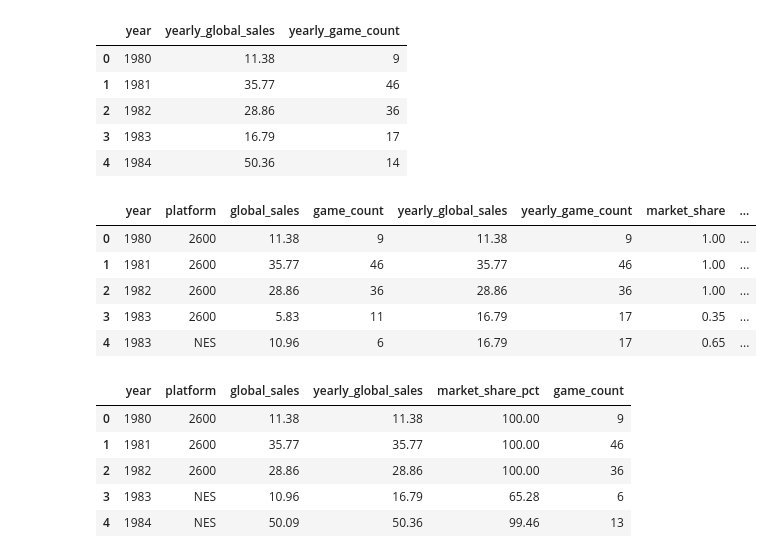
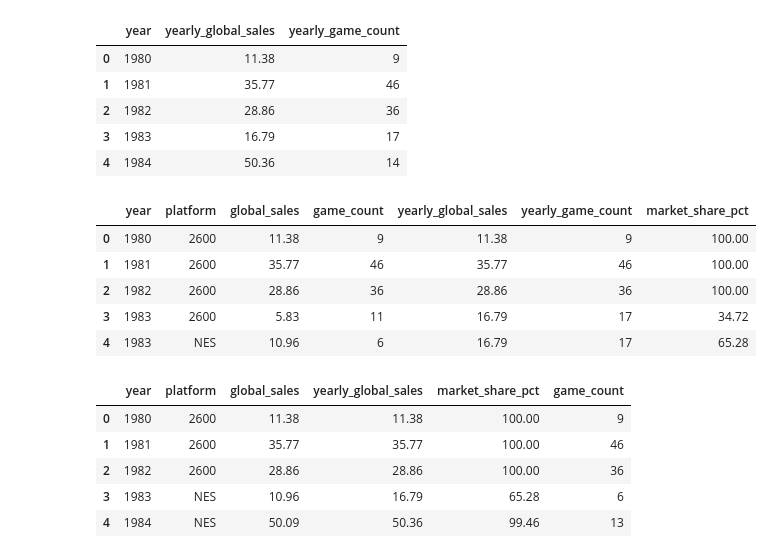
Before and after one commit to tylernsocial/data-analysis-on-the-videogame-industry, a Jupyter notebook: notebooks/research_questions_and_modeling/05_platform_dominance_over_time.ipynb, the cells around one changed output. Drawn from its saved outputs; the diff is of its cells as text; code cells hidden in the pictures.

```diff
--- a/notebooks/research_questions_and_modeling/05_platform_dominance_over_time.ipynb
+++ b/notebooks/research_questions_and_modeling/05_platform_dominance_over_time.ipynb
@@ -77,0 +88,14 @@ memory usage: 381.9 KB
+# %%
+platform_df = (
+    df.dropna(subset=["platform", "year", "global_sales"])
+      .copy()
+)
+
+platform_df["year"] = platform_df["year"].astype(int)
+
+print(f"Rows used in this analysis: {len(platform_df):,}")
+print(
+    f"Analysis period: {platform_df['year'].min()}–"
+    f"{platform_df['year'].max()}"
+)
+print(f"Platforms represented: {platform_df['platform'].nunique()}")
@@ -78,10 +139,10 @@ memory usage: 381.9 KB
 # %%
 platform_year_sales = (
-    df.groupby(["year", "platform"], as_index=False)
-      .agg(
-          global_sales=("global_sales", "sum"),
-          game_count=("name", "count")
-      )
+    platform_df.groupby(["year", "platform"], as_index=False)
+               .agg(
+                   global_sales=("global_sales", "sum"),
+                   game_count=("name", "count")
+               )
 )
 
 platform_year_sales.head()
@@ -112,27 +173,24 @@ yearly_market_sales.head()
 # %%
 platform_market_share = platform_year_sales.merge(
     yearly_market_sales,
     on="year",
     how="left"
 )
 
-platform_market_share["market_share"] = (
+platform_market_share["market_share_pct"] = (
     platform_market_share["global_sales"]
     / platform_market_share["yearly_global_sales"]
-)
-
-platform_market_share["market_share_pct"] = (
-    platform_market_share["market_share"] * 100
+    * 100
 )
 
 platform_market_share.head()
 # %% [output]
-|  | year | platform | global_sales | game_count | yearly_global_sales | yearly_game_count | market_share | ... |
-| 0 | 1980 | 2600 | 11.38 | 9 | 11.38 | 9 | 1.00 | ... |
-| 1 | 1981 | 2600 | 35.77 | 46 | 35.77 | 46 | 1.00 | ... |
-| 2 | 1982 | 2600 | 28.86 | 36 | 28.86 | 36 | 1.00 | ... |
-| 3 | 1983 | 2600 | 5.83 | 11 | 16.79 | 17 | 0.35 | ... |
-| 4 | 1983 | NES | 10.96 | 6 | 16.79 | 17 | 0.65 | ... |
+|  | year | platform | global_sales | game_count | yearly_global_sales | yearly_game_count | market_share_pct |
+| 0 | 1980 | 2600 | 11.38 | 9 | 11.38 | 9 | 100.00 |
+| 1 | 1981 | 2600 | 35.77 | 46 | 35.77 | 46 | 100.00 |
+| 2 | 1982 | 2600 | 28.86 | 36 | 28.86 | 36 | 100.00 |
+| 3 | 1983 | 2600 | 5.83 | 11 | 16.79 | 17 | 34.72 |
+| 4 | 1983 | NES | 10.96 | 6 | 16.79 | 17 | 65.28 |
 # %%
 yearly_platform_leaders = (
     platform_market_share.loc[
```
Also changed, not shown: parts of 47 cells of this notebook.
